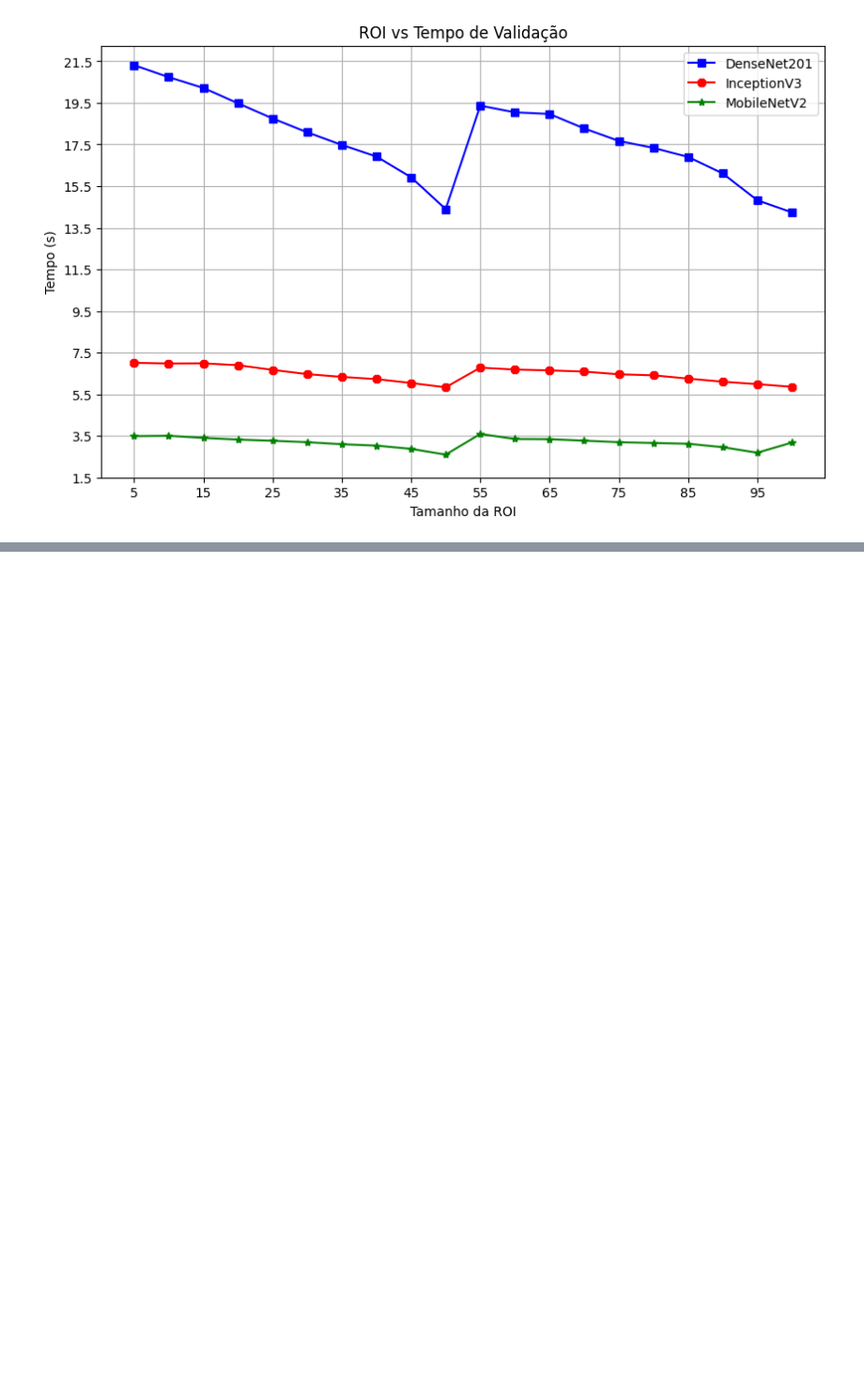
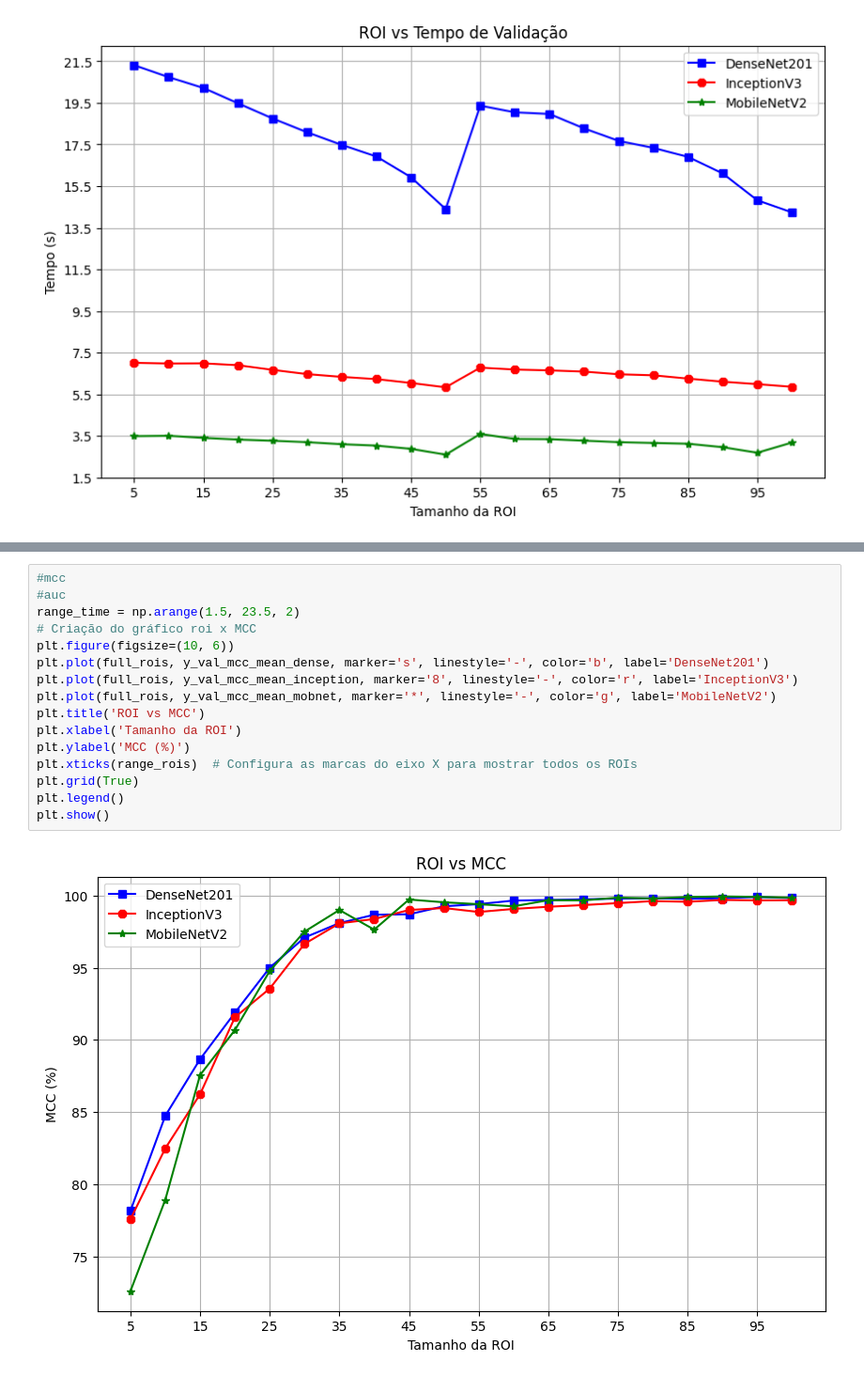
Before and after one commit to williancarddd/malaria-pibiti, a Jupyter notebook: 6_resultados/analitycs/by_train/plot.ipynb, the cells around one changed output, grey strips where cells are left out. Shown: that part at 94% size. Drawn from its saved outputs; the diff is of its cells as text; blank space fills up the shorter version.

```diff
--- a/6_resultados/analitycs/by_train/plot.ipynb
+++ b/6_resultados/analitycs/by_train/plot.ipynb
@@ -143,0 +204,18 @@ plt.show()
+# %%
+#mcc
+#auc
+range_time = np.arange(1.5, 23.5, 2)
+# Criação do gráfico roi x MCC
+plt.figure(figsize=(10, 6))
+plt.plot(full_rois, y_val_mcc_mean_dense, marker='s', linestyle='-', color='b', label='DenseNet201')
+plt.plot(full_rois, y_val_mcc_mean_inception, marker='8', linestyle='-', color='r', label='InceptionV3')
+plt.plot(full_rois, y_val_mcc_mean_mobnet, marker='*', linestyle='-', color='g', label='MobileNetV2')
+plt.title('ROI vs MCC')
+plt.xlabel('Tamanho da ROI')
+plt.ylabel('MCC (%)')
+plt.xticks(range_rois)  # Configura as marcas do eixo X para mostrar todos os ROIs
+plt.grid(True)
+plt.legend()
+plt.show()
+# %% [output]
+[figure, added]
```
Also changed, not shown: parts of 4 cells of this notebook, 4 other files.
